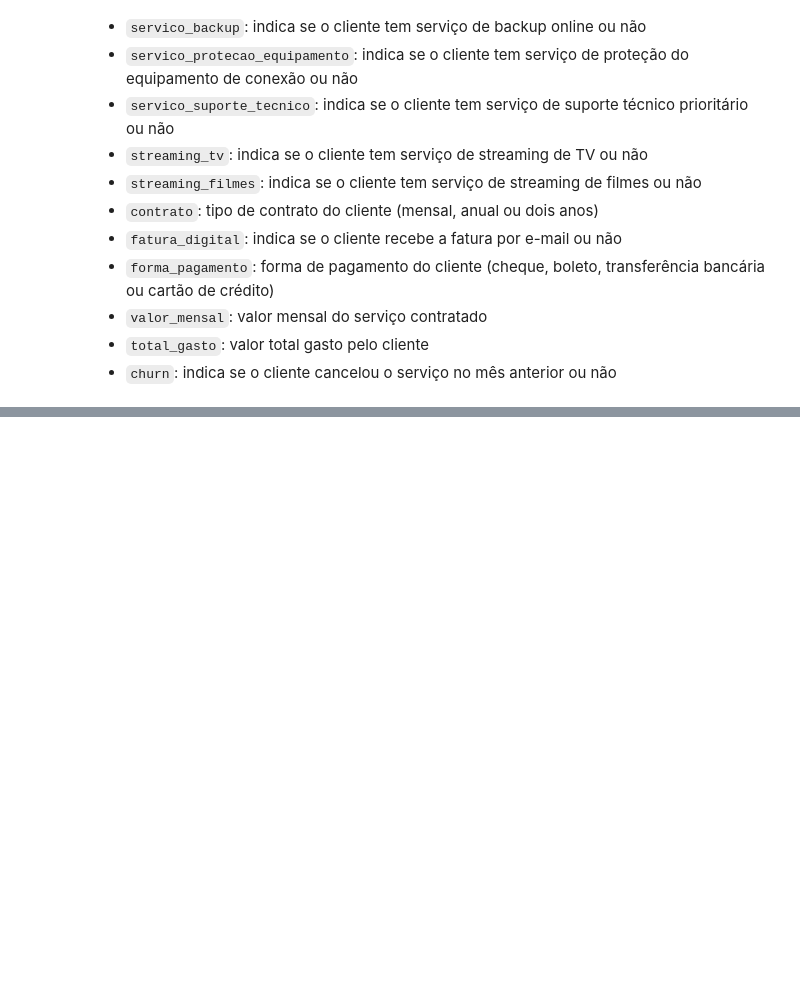
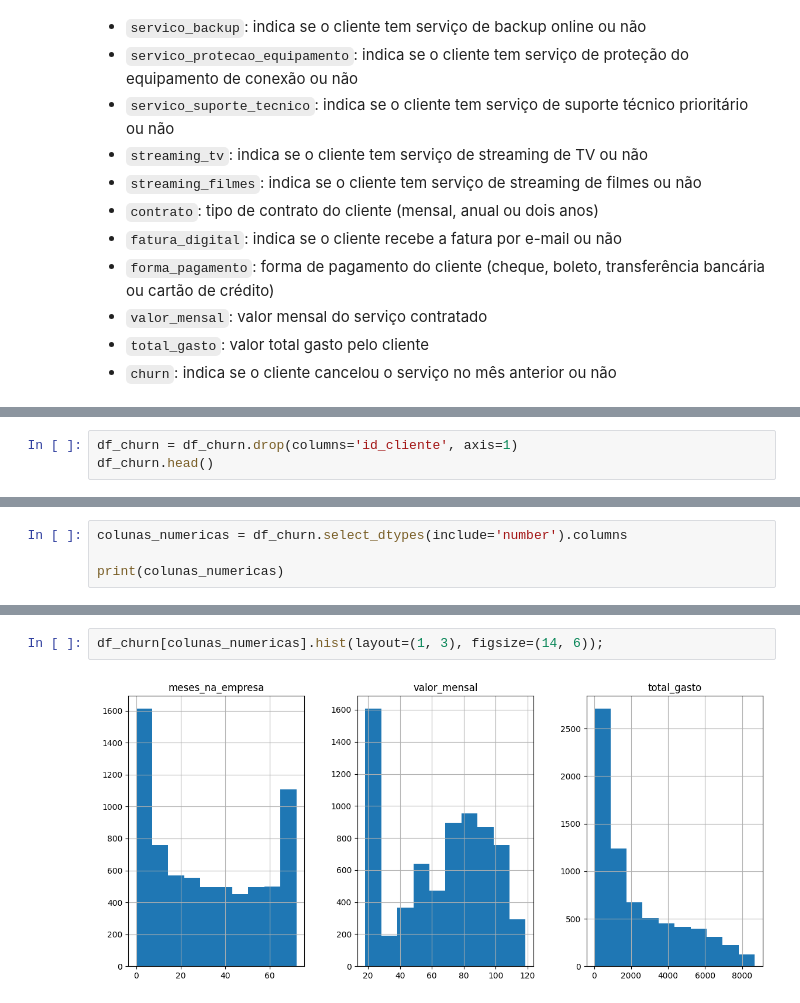
Before and after one commit to iagooteles/dataScience, a Jupyter notebook: seaborn/pandas_seaborn.ipynb, the cells around one changed output, grey strips where cells are left out. Drawn from its saved outputs; the diff is of its cells as text; blank space fills up the shorter version.

```diff
--- a/seaborn/pandas_seaborn.ipynb
+++ b/seaborn/pandas_seaborn.ipynb
@@ -45,0 +50,3 @@ df_churn.head()
+# %%
+df_churn = df_churn.drop(columns='id_cliente', axis=1)
+df_churn.head()
@@ -45,0 +60,4 @@ df_churn.head()
+# %%
+colunas_numericas = df_churn.select_dtypes(include='number').columns
+
+print(colunas_numericas)
@@ -45,0 +83,4 @@ df_churn.head()
+# %%
+df_churn[colunas_numericas].hist(layout=(1, 3), figsize=(14, 6));
+# %% [output]
+[figure, added]
```
Also changed, not shown: parts of 20 cells of this notebook, 3 other files.
